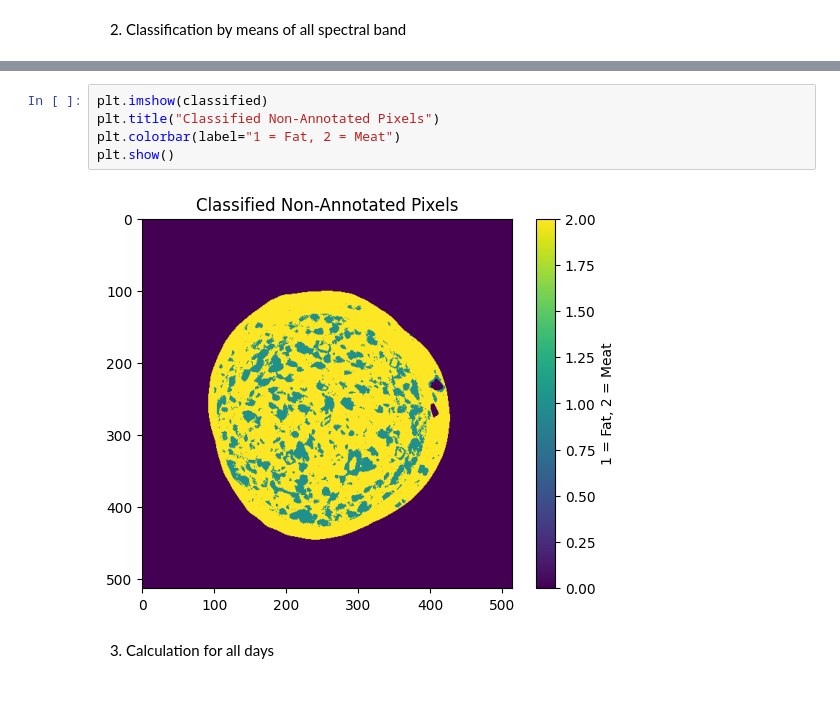
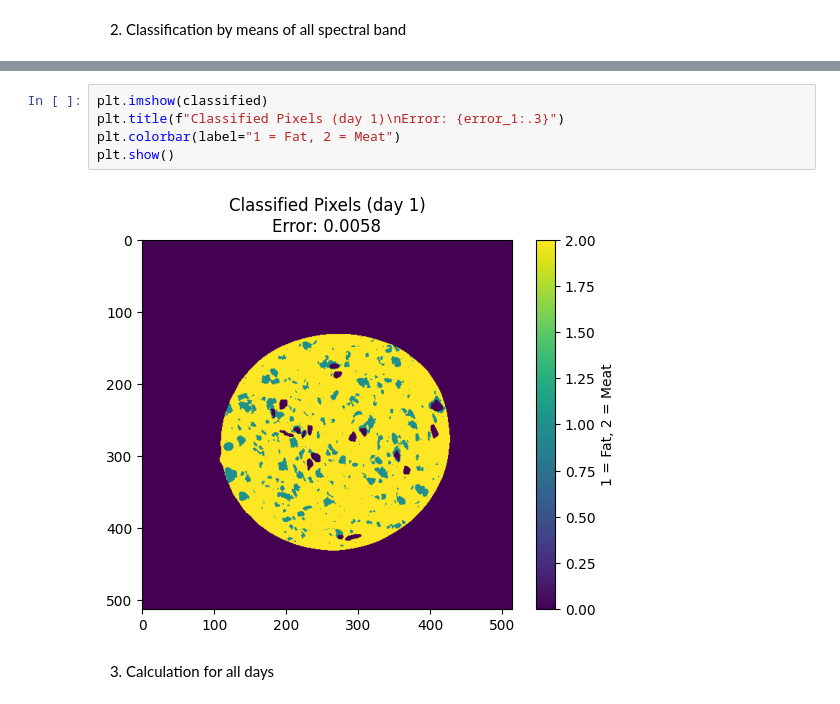
Before and after one commit to KeremOzemre/Salami, a Jupyter notebook: salami_exercise.ipynb, the cells around one changed output, grey strips where cells are left out. Saved outputs shown, nothing was run; the diff lists cells and outputs as text.

```diff
--- a/salami_exercise.ipynb
+++ b/salami_exercise.ipynb
@@ -121,10 +123,10 @@ Error: 0.0101
 # %%
 plt.imshow(classified)
-plt.title("Classified Non-Annotated Pixels")
+plt.title(f"Classified Pixels (day 1)\nError: {error_1:.3}")
 plt.colorbar(label="1 = Fat, 2 = Meat")
 plt.show()
 # %% [output]
-[figure, old version]
+[figure, new version]
 # %% [markdown]
 3. Calculation for all days
 # %% [markdown]
```
Also changed, not shown: parts of 3 cells of this notebook.
